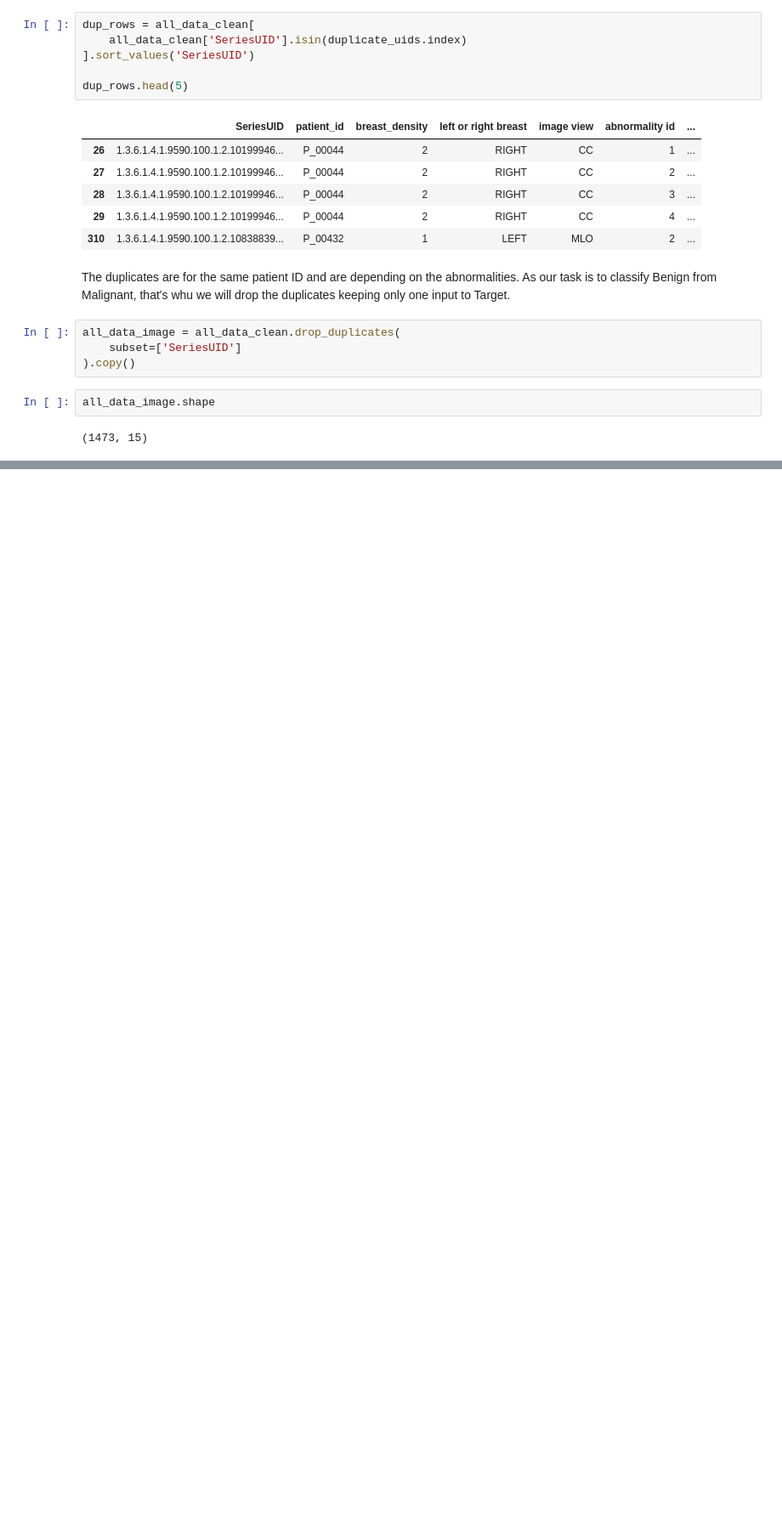
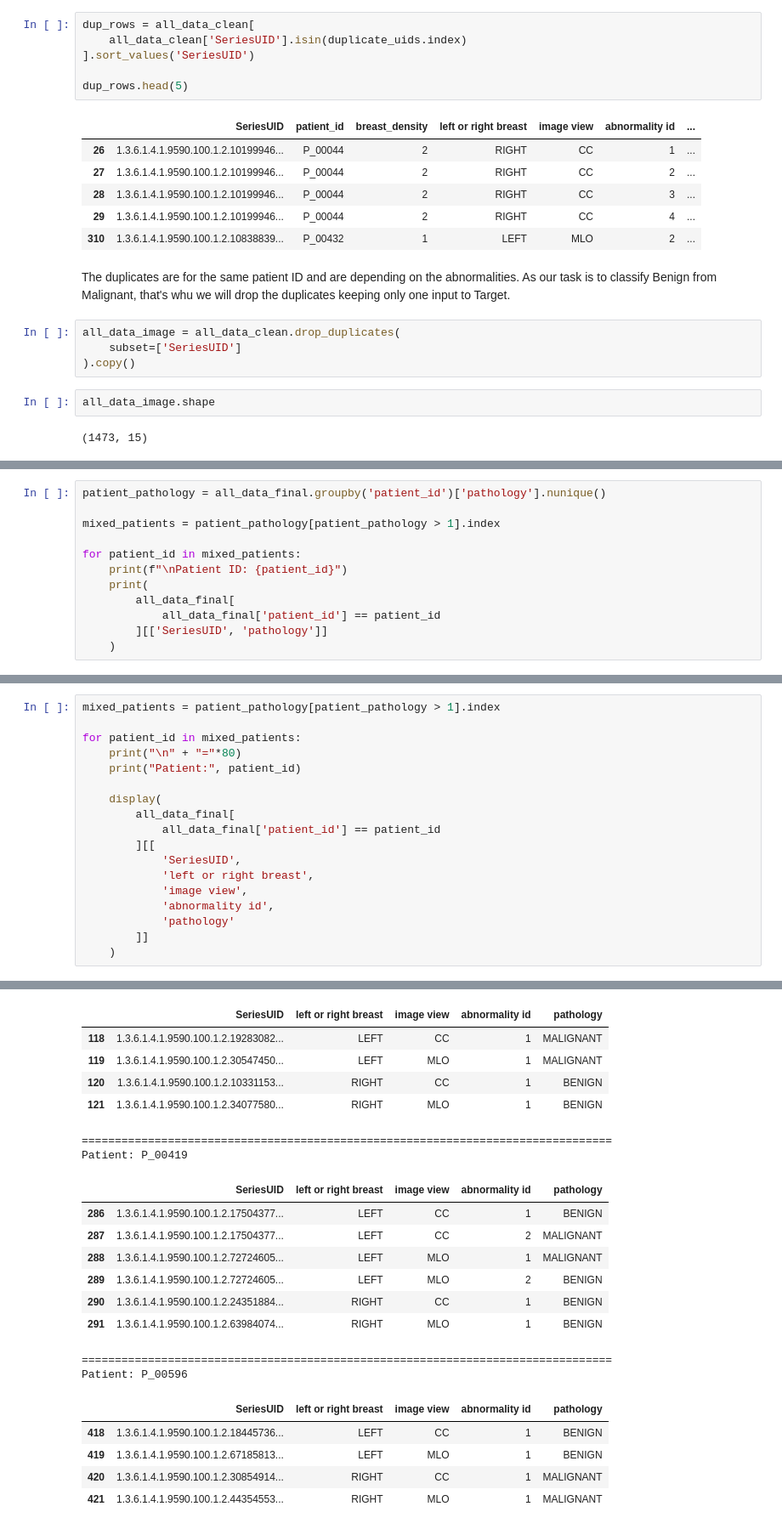
Before and after one commit to mesufyan/Breast_Cancer_Prediction, a Jupyter notebook: Notebooks/Data_Processing_and_Cleaning.ipynb, the cells around one changed output, grey strips where cells are left out. Shown at 85% size. Drawn from its saved outputs; the diff is of its cells as text; blank space fills up the shorter version.

```diff
--- a/Notebooks/Data_Processing_and_Cleaning.ipynb
+++ b/Notebooks/Data_Processing_and_Cleaning.ipynb
@@ -184,0 +232,12 @@ all_data_image.shape
+# %%
+patient_pathology = all_data_final.groupby('patient_id')['pathology'].nunique()
+
+mixed_patients = patient_pathology[patient_pathology > 1].index
+
+for patient_id in mixed_patients:
+    print(f"\nPatient ID: {patient_id}")
+    print(
+        all_data_final[
+            all_data_final['patient_id'] == patient_id
+        ][['SeriesUID', 'pathology']]
+    )
@@ -184,0 +262,19 @@ all_data_image.shape
+# %%
+mixed_patients = patient_pathology[patient_pathology > 1].index
+
+for patient_id in mixed_patients:
+    print("\n" + "="*80)
+    print("Patient:", patient_id)
+
+    display(
+        all_data_final[
+            all_data_final['patient_id'] == patient_id
+        ][[
+            'SeriesUID',
+            'left or right breast',
+            'image view',
+            'abnormality id',
+            'pathology'
+        ]]
+    )
+# %% [output]
@@ -184,0 +283,21 @@ all_data_image.shape
+|  | SeriesUID | left or right breast | image view | abnormality id | pathology |
+| 118 | 1.3.6.1.4.1.9590.100.1.2.19283082... | LEFT | CC | 1 | MALIGNANT |
+| 119 | 1.3.6.1.4.1.9590.100.1.2.30547450... | LEFT | MLO | 1 | MALIGNANT |
+| 120 | 1.3.6.1.4.1.9590.100.1.2.10331153... | RIGHT | CC | 1 | BENIGN |
+| 121 | 1.3.6.1.4.1.9590.100.1.2.34077580... | RIGHT | MLO | 1 | BENIGN |
+================================================================================
+Patient: P_00419
+|  | SeriesUID | left or right breast | image view | abnormality id | pathology |
+| 286 | 1.3.6.1.4.1.9590.100.1.2.17504377... | LEFT | CC | 1 | BENIGN |
+| 287 | 1.3.6.1.4.1.9590.100.1.2.17504377... | LEFT | CC | 2 | MALIGNANT |
+| 288 | 1.3.6.1.4.1.9590.100.1.2.72724605... | LEFT | MLO | 1 | MALIGNANT |
+| 289 | 1.3.6.1.4.1.9590.100.1.2.72724605... | LEFT | MLO | 2 | BENIGN |
+| 290 | 1.3.6.1.4.1.9590.100.1.2.24351884... | RIGHT | CC | 1 | BENIGN |
+| 291 | 1.3.6.1.4.1.9590.100.1.2.63984074... | RIGHT | MLO | 1 | BENIGN |
+================================================================================
+Patient: P_00596
+|  | SeriesUID | left or right breast | image view | abnormality id | pathology |
+| 418 | 1.3.6.1.4.1.9590.100.1.2.18445736... | LEFT | CC | 1 | BENIGN |
+| 419 | 1.3.6.1.4.1.9590.100.1.2.67185813... | LEFT | MLO | 1 | BENIGN |
+| 420 | 1.3.6.1.4.1.9590.100.1.2.30854914... | RIGHT | CC | 1 | MALIGNANT |
+| 421 | 1.3.6.1.4.1.9590.100.1.2.44354553... | RIGHT | MLO | 1 | MALIGNANT |
```
Also changed, not shown: parts of 14 cells of this notebook.
